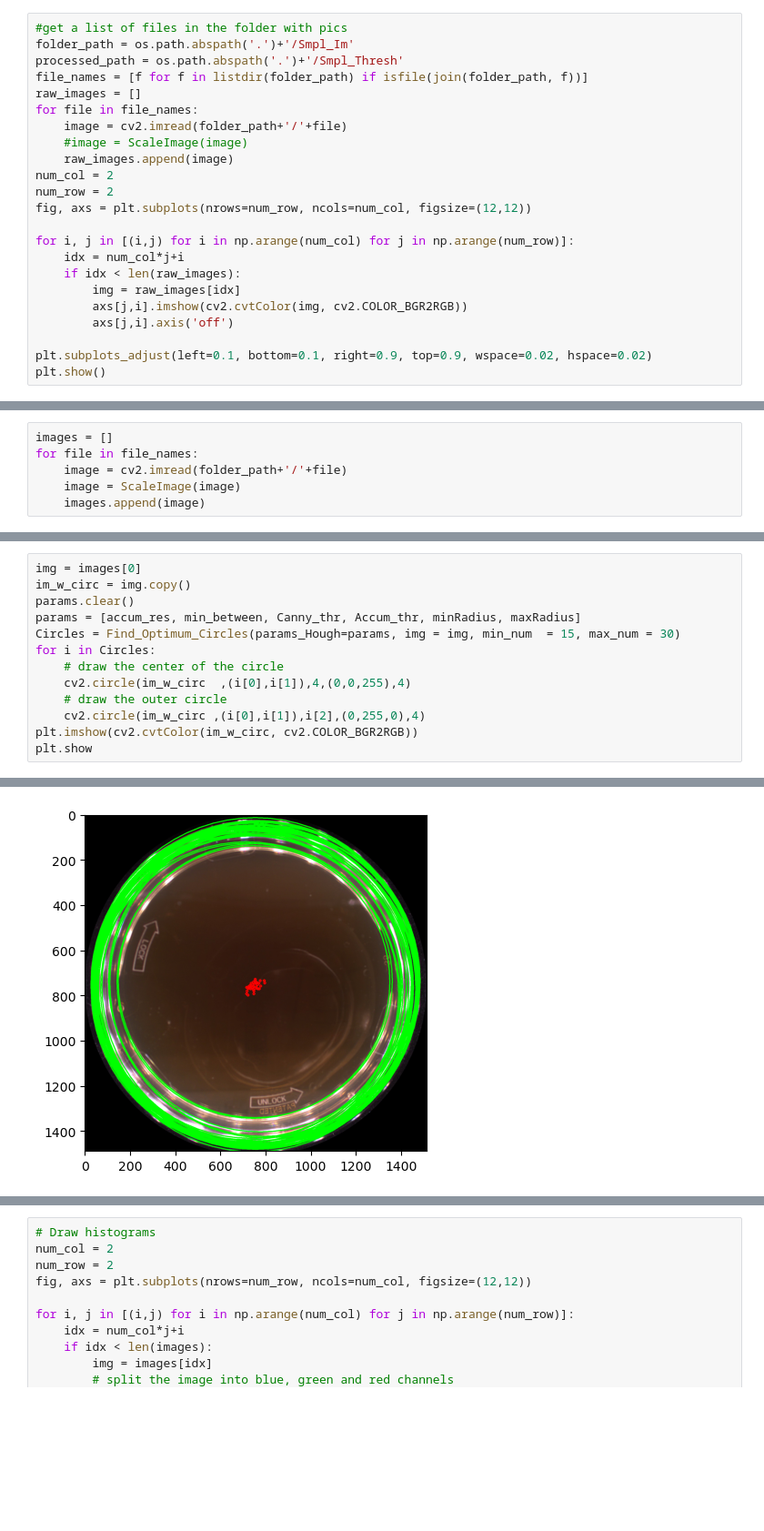
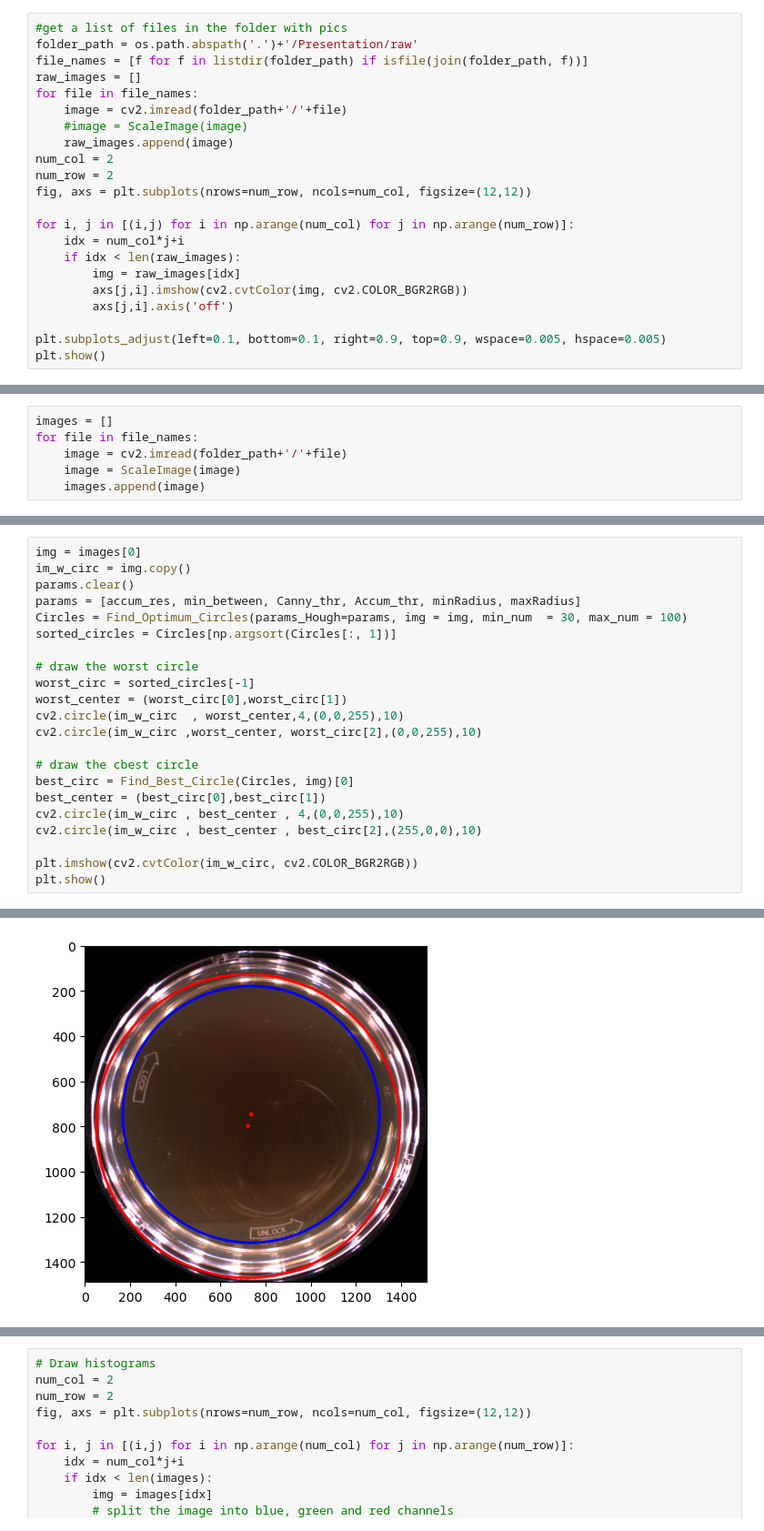
Before and after one commit to ArtemChemist/W207-spring-23-anoop-sneha-art, a Jupyter notebook: present.ipynb, the cells around one changed output, grey strips where cells are left out. Shown at 91% size. Saved outputs shown, nothing was run; the diff lists cells and outputs as text; blank space fills up the shorter version.

Commit message:
presentation pictures

```diff
--- a/present.ipynb
+++ b/present.ipynb
@@ -12,7 +12,6 @@ from circle import Find_Optimum_Circles, Find_Best_Circle, Deriv
 # %%
 #get a list of files in the folder with pics
-folder_path = os.path.abspath('.')+'/Smpl_Im'
-processed_path = os.path.abspath('.')+'/Smpl_Thresh'
+folder_path = os.path.abspath('.')+'/Presentation/raw'
 file_names = [f for f in listdir(folder_path) if isfile(join(folder_path, f))]
 raw_images = []
 for file in file_names:
@@ -30,6 +29,6 @@ for i, j in [(i,j) for i in np.arange(num_col) for j in np.arange(num_row)]:
         axs[j,i].imshow(cv2.cvtColor(img, cv2.COLOR_BGR2RGB))
         axs[j,i].axis('off')
 
-plt.subplots_adjust(left=0.1, bottom=0.1, right=0.9, top=0.9, wspace=0.02, hspace=0.02)
+plt.subplots_adjust(left=0.1, bottom=0.1, right=0.9, top=0.9, wspace=0.005, hspace=0.005)
 plt.show()
 # %% [output]
@@ -86,12 +71,21 @@ img = images[0]
 im_w_circ = img.copy()
 params.clear()
 params = [accum_res, min_between, Canny_thr, Accum_thr, minRadius, maxRadius]
-Circles = Find_Optimum_Circles(params_Hough=params, img = img, min_num  = 15, max_num = 30)
-for i in Circles:
-    # draw the center of the circle
-    cv2.circle(im_w_circ  ,(i[0],i[1]),4,(0,0,255),4)
-    # draw the outer circle
-    cv2.circle(im_w_circ ,(i[0],i[1]),i[2],(0,255,0),4)
+Circles = Find_Optimum_Circles(params_Hough=params, img = img, min_num  = 30, max_num = 100)
+sorted_circles = Circles[np.argsort(Circles[:, 1])]
+
+# draw the worst circle
+worst_circ = sorted_circles[-1]
+worst_center = (worst_circ[0],worst_circ[1])
+cv2.circle(im_w_circ  , worst_center,4,(0,0,255),10)
+cv2.circle(im_w_circ ,worst_center, worst_circ[2],(0,0,255),10)
+
+# draw the cbest circle
+best_circ = Find_Best_Circle(Circles, img)[0]
+best_center = (best_circ[0],best_circ[1])
+cv2.circle(im_w_circ , best_center , 4,(0,0,255),10)
+cv2.circle(im_w_circ , best_center , best_circ[2],(255,0,0),10)
+
 plt.imshow(cv2.cvtColor(im_w_circ, cv2.COLOR_BGR2RGB))
-plt.show
+plt.show()
 # %% [output]
@@ -99,2 +92,2 @@ plt.show
-[figure, old version]
+[figure, new version]
 # %%
```
Also changed, not shown: parts of 16 cells of this notebook, 31 other files.
